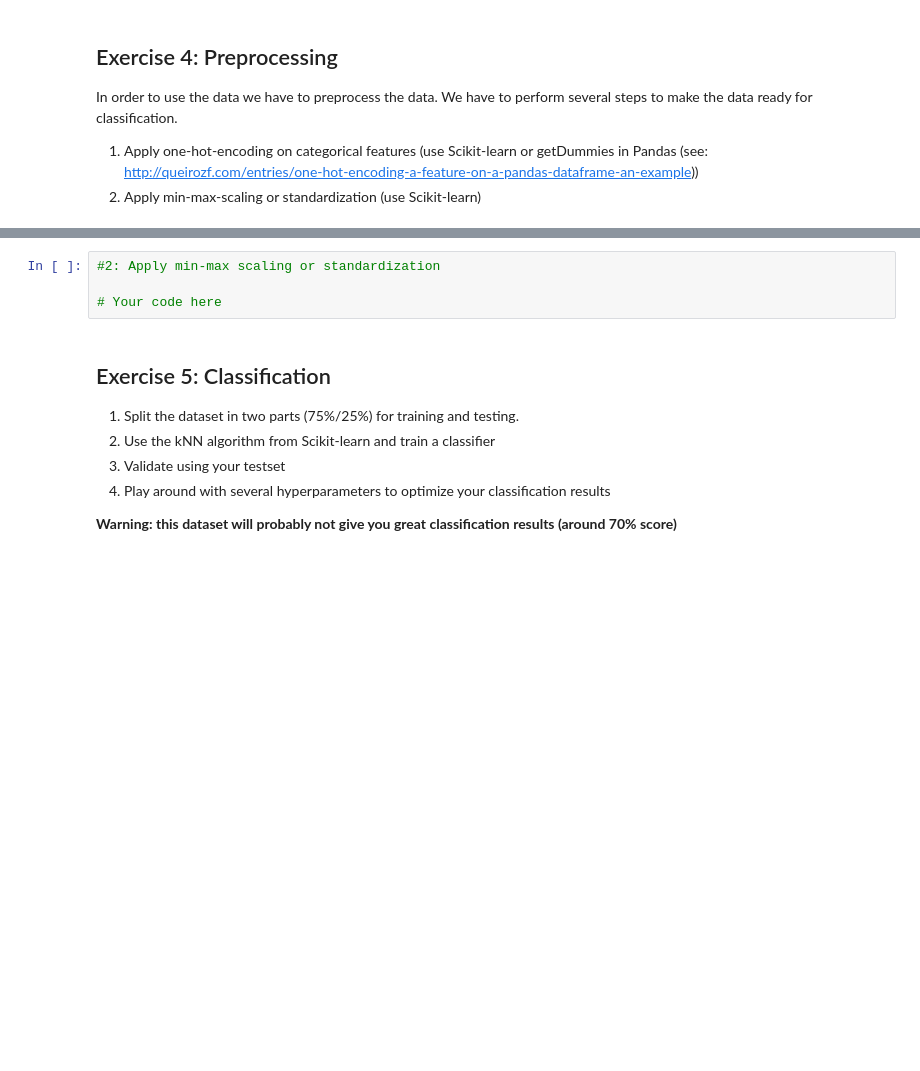
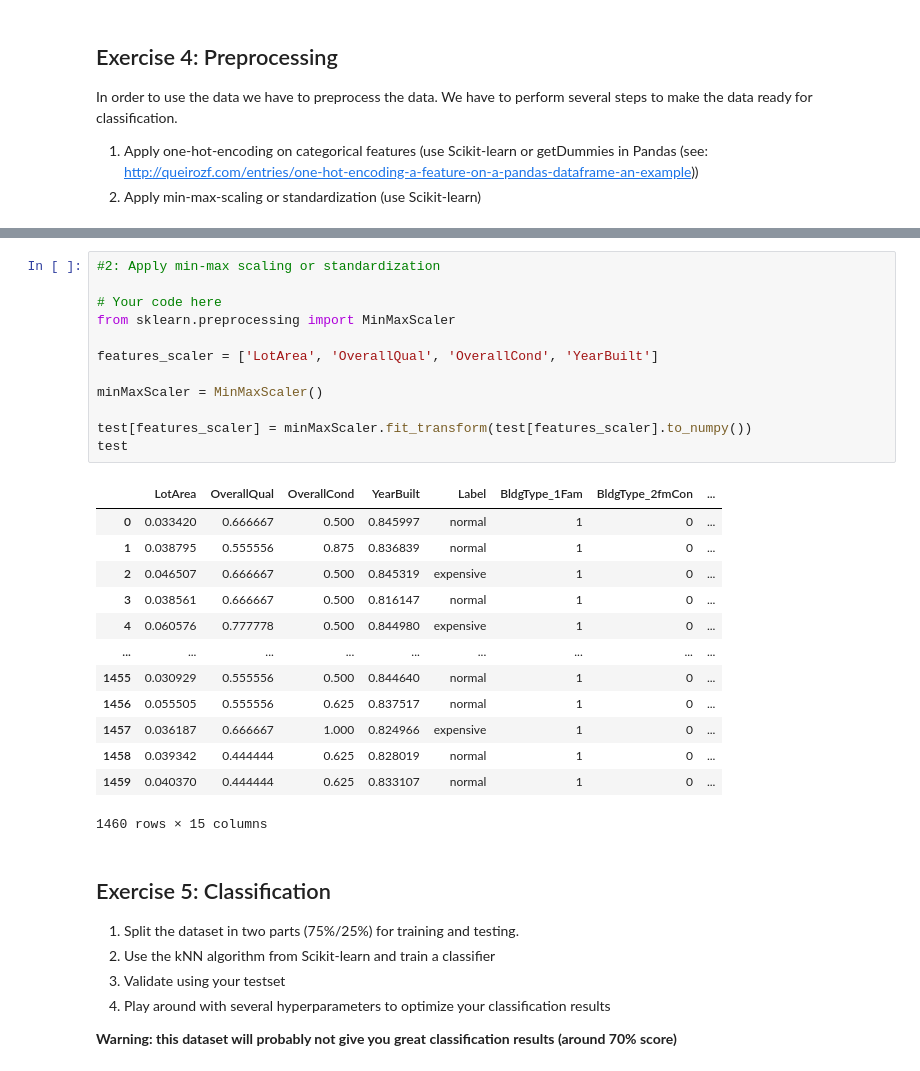
Before and after one commit to isahin1997/00MySchool, a Jupyter notebook: schoolopdrachten/BD_IML/assignments/Week4/Lab Session Week 4(3).ipynb, the cells around one changed output, grey strips where cells are left out. Saved outputs shown, nothing was run; the diff lists cells and outputs as text; blank space fills up the shorter version.

```diff
--- a/schoolopdrachten/BD_IML/assignments/Week4/Lab Session Week 4(3).ipynb
+++ b/schoolopdrachten/BD_IML/assignments/Week4/Lab Session Week 4(3).ipynb
@@ -158,7 +182,29 @@ test
 # %%
 #2: Apply min-max scaling or standardization
 
 # Your code here
+from sklearn.preprocessing import MinMaxScaler
+
+features_scaler = ['LotArea', 'OverallQual', 'OverallCond', 'YearBuilt']
+
+minMaxScaler = MinMaxScaler()
+
+test[features_scaler] = minMaxScaler.fit_transform(test[features_scaler].to_numpy())
+test
+# %% [output]
+|  | LotArea | OverallQual | OverallCond | YearBuilt | Label | BldgType_1Fam | BldgType_2fmCon | ... |
+| 0 | 0.033420 | 0.666667 | 0.500 | 0.845997 | normal | 1 | 0 | ... |
+| 1 | 0.038795 | 0.555556 | 0.875 | 0.836839 | normal | 1 | 0 | ... |
+| 2 | 0.046507 | 0.666667 | 0.500 | 0.845319 | expensive | 1 | 0 | ... |
+| 3 | 0.038561 | 0.666667 | 0.500 | 0.816147 | normal | 1 | 0 | ... |
+| 4 | 0.060576 | 0.777778 | 0.500 | 0.844980 | expensive | 1 | 0 | ... |
+| ... | ... | ... | ... | ... | ... | ... | ... | ... |
+| 1455 | 0.030929 | 0.555556 | 0.500 | 0.844640 | normal | 1 | 0 | ... |
+| 1456 | 0.055505 | 0.555556 | 0.625 | 0.837517 | normal | 1 | 0 | ... |
+| 1457 | 0.036187 | 0.666667 | 1.000 | 0.824966 | expensive | 1 | 0 | ... |
+| 1458 | 0.039342 | 0.444444 | 0.625 | 0.828019 | normal | 1 | 0 | ... |
+| 1459 | 0.040370 | 0.444444 | 0.625 | 0.833107 | normal | 1 | 0 | ... |
+1460 rows × 15 columns
 # %% [markdown]
 ## Exercise 5: Classification
 1. Split the dataset in two parts (75%/25%) for training and testing.
```
Also changed, not shown: parts of 10 cells of this notebook, 5 other files.
